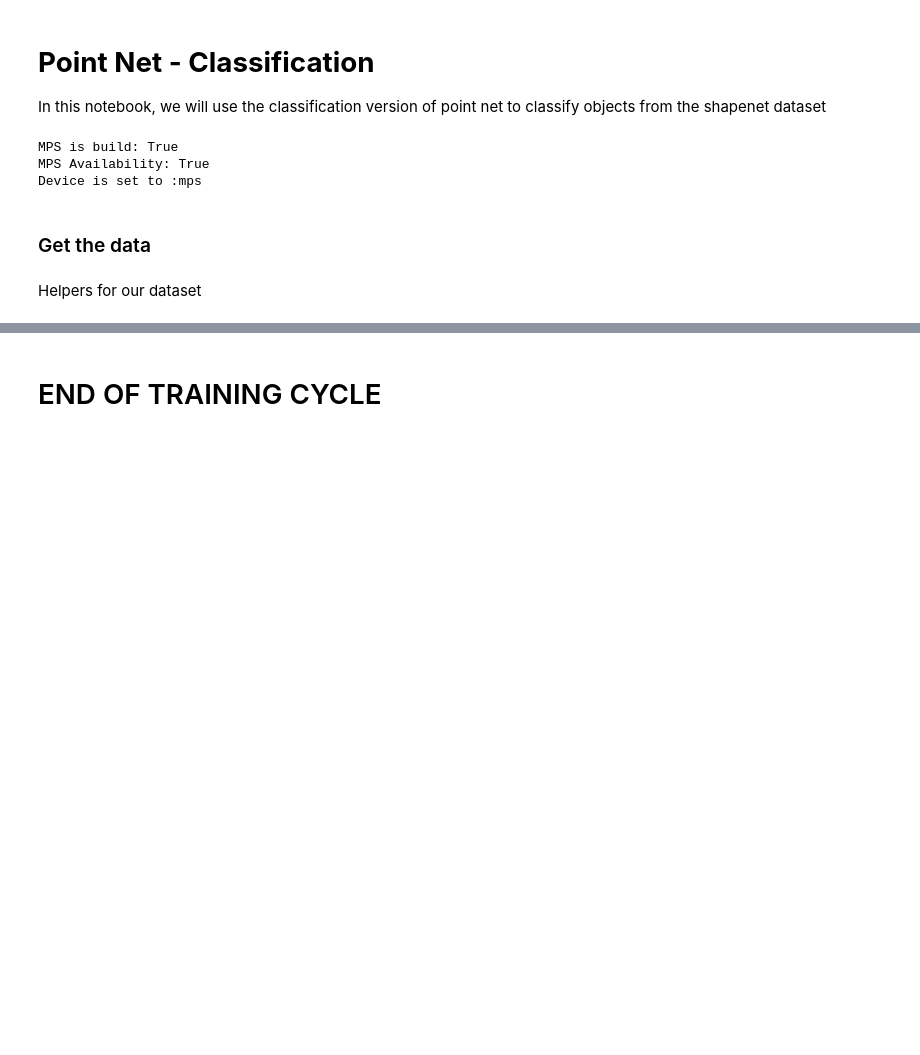
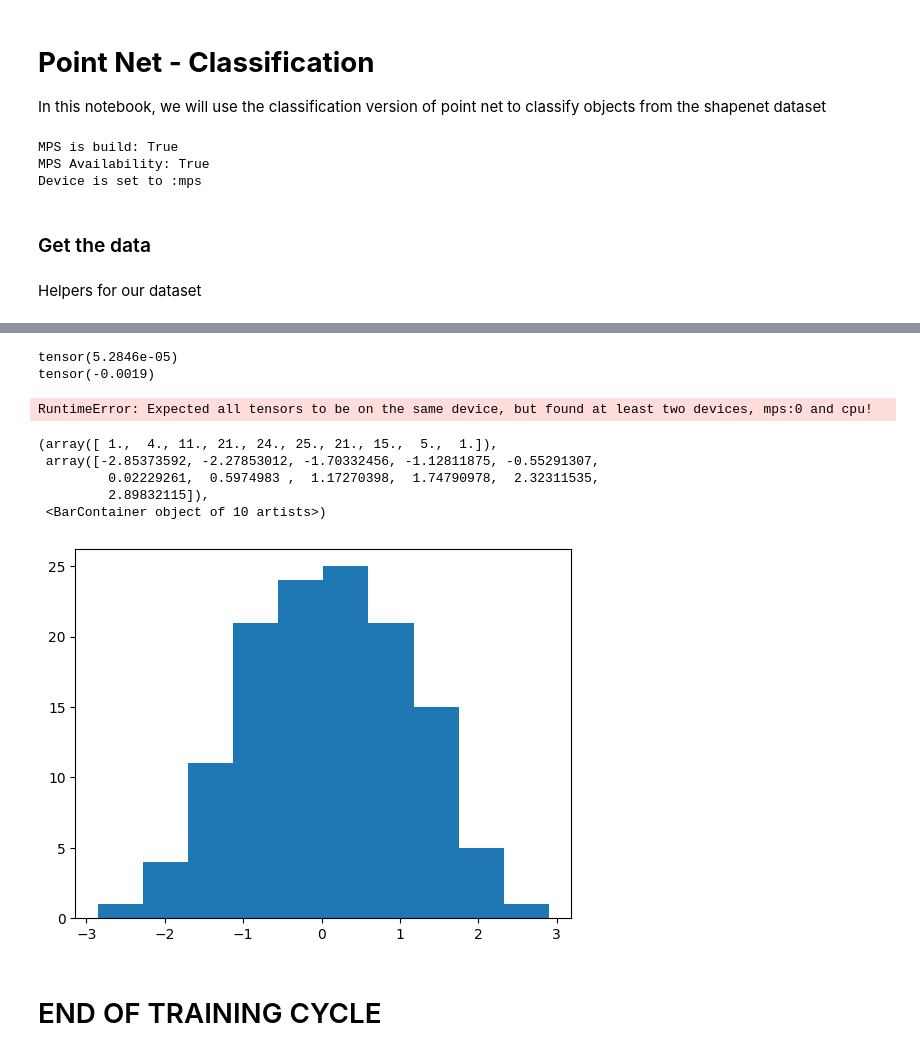
Before and after one commit to mertyigit/PointNet-VAE, a Jupyter notebook: notebooks/pointcloud_training_modelnet10.ipynb, the cells around one changed output, grey strips where cells are left out. Cells and saved outputs as stored; diff of their text form; code cells hidden in the pictures; blank space fills up the shorter version.

```diff
--- a/notebooks/pointcloud_training_modelnet10.ipynb
+++ b/notebooks/pointcloud_training_modelnet10.ipynb
@@ -175,0 +122,27 @@ SyntaxError: non-default argument follows default argument (train.py, line 27)
+# %%
+points = points.to(config['model_parameters']['device'])
+global_features, _, _ = model_run.model.encoder(points)
+mu = model_run.model.fc_mu(global_features)
+logvar = model_run.model.fc_logvar(global_features)
+mu = torch.randn((10000, 128))
+logvar = torch.randn((10000, 128))
+
+#mu = torch.zeros_like(mu)
+#logvar = torch.zeros_like(logvar)
+print(mu.mean())
+print(logvar.mean())
+
+model_run.model.reparameterize(mu, logvar)
+# %% [output]
+tensor(5.2846e-05)
+tensor(-0.0019)
+RuntimeError: Expected all tensors to be on the same device, but found at least two devices, mps:0 and cpu!
+# %%
+plt.hist(mu[0].numpy())
+# %% [output]
+(array([ 1.,  4., 11., 21., 24., 25., 21., 15.,  5.,  1.]),
+ array([-2.85373592, -2.27853012, -1.70332456, -1.12811875, -0.55291307,
+         0.02229261,  0.5974983 ,  1.17270398,  1.74790978,  2.32311535,
+         2.89832115]),
+ <BarContainer object of 10 artists>)
+[figure, added]
```
Also changed, not shown: parts of 12 cells of this notebook, 2 other files.
